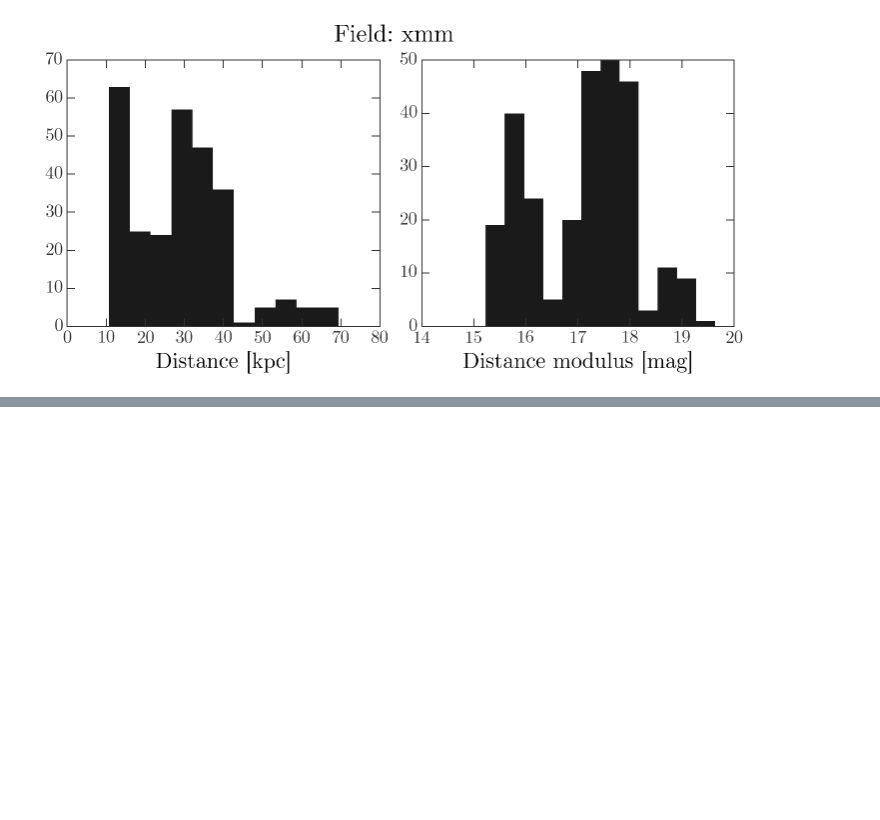
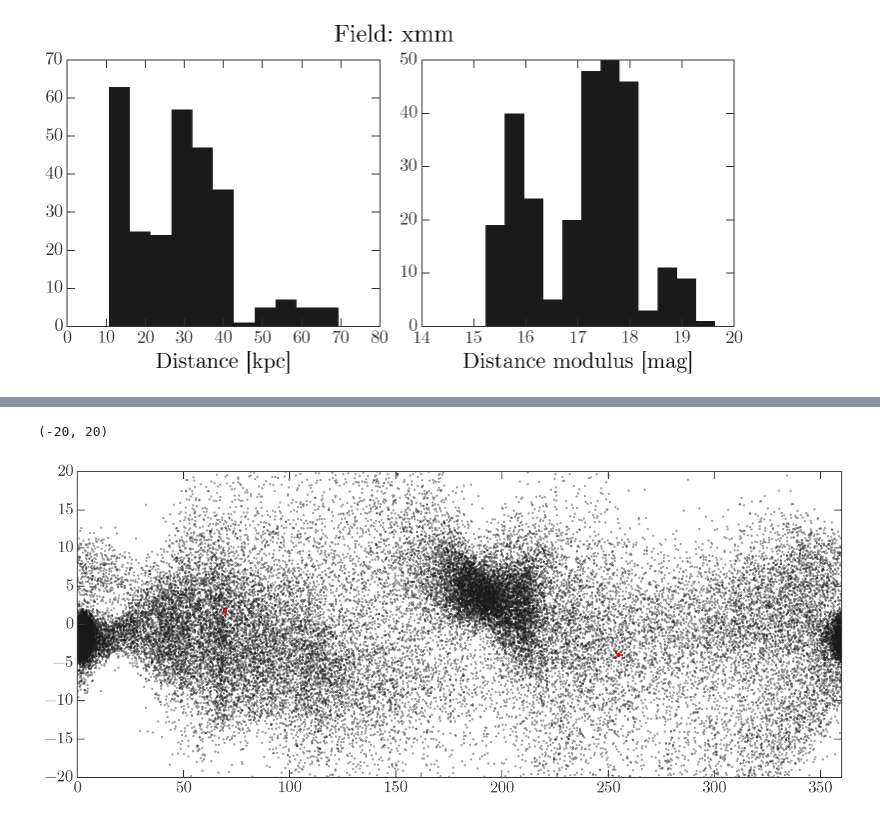
Before and after one commit to adrn/ipython-notebooks, a Jupyter notebook: HSC fields and Sgr.ipynb, the cells around one changed output, grey strips where cells are left out. Cells and saved outputs as stored; diff of their text form; code cells hidden in the pictures; blank space fills up the shorter version.

```diff
--- a/HSC fields and Sgr.ipynb
+++ b/HSC fields and Sgr.ipynb
@@ -88,0 +147,19 @@ for name,idx in sgr_in_hsc_idx.items():
+# %%
+fig,ax = pl.subplots(1,1,figsize=(15,6))
+
+ax.plot(360-sgr['Lambda'][np.abs(sgr['Pcol'])<6], -sgr['Beta'][np.abs(sgr['Pcol'])<6],
+        marker='.', ls='none', alpha=0.4)
+
+_tmp = coord.SkyCoord(ra=np.median(hsc_c['gama'].ra), dec=np.median(hsc_c['gama'].dec), distance=40*u.kpc)
+ax.plot(360-_tmp.transform_to(Sagittarius).Lambda.degree,
+        -_tmp.transform_to(Sagittarius).Beta.degree, ls='none', marker='o', color='r')
+
+_tmp = coord.SkyCoord(ra=np.median(hsc_c['xmm'].ra), dec=np.median(hsc_c['xmm'].dec), distance=20*u.kpc)
+ax.plot(360-_tmp.transform_to(Sagittarius).Lambda.degree,
+        -_tmp.transform_to(Sagittarius).Beta.degree, ls='none', marker='o', color='r')
+
+ax.set_xlim(0,360)
+ax.set_ylim(-20,20)
+# %% [output]
+(-20, 20)
+[figure, added]
```
Also changed, not shown: parts of 6 cells of this notebook.
